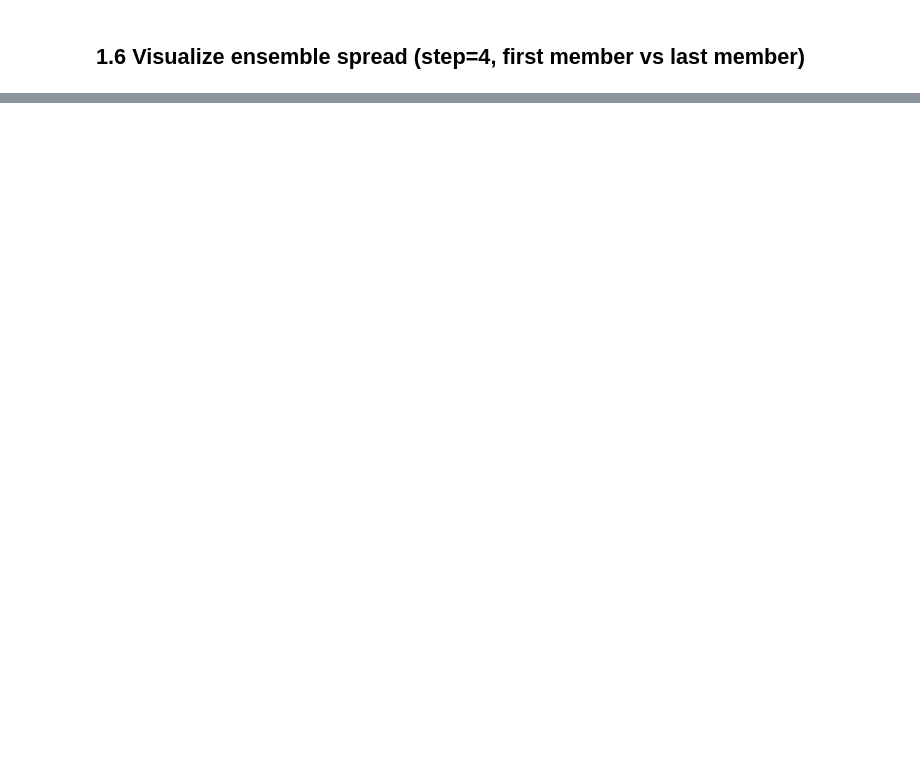
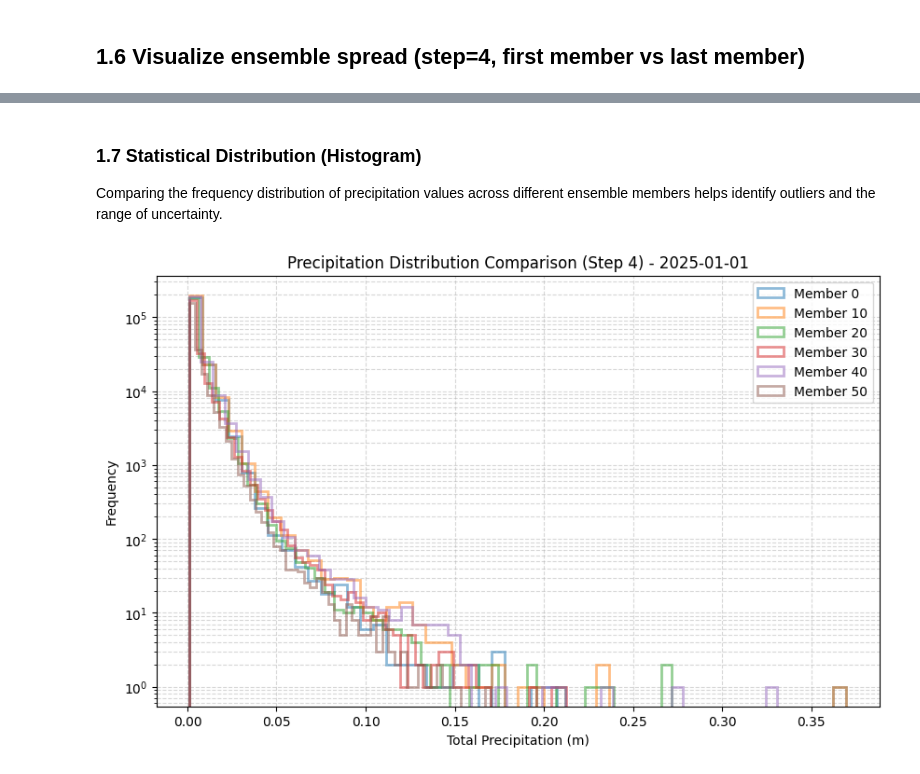
Before and after one commit to hashirama21/gik-icechain, a Jupyter notebook: notebooks/01_component1_walkthrough.ipynb, the cells around one changed output, grey strips where cells are left out. Drawn from its saved outputs; the diff is of its cells as text; code cells hidden in the pictures; blank space fills up the shorter version.

```diff
--- a/notebooks/01_component1_walkthrough.ipynb
+++ b/notebooks/01_component1_walkthrough.ipynb
@@ -100,0 +290,30 @@ plt.show()
+# %% [markdown]
+### 1.7 Statistical Distribution (Histogram)
+Comparing the frequency distribution of precipitation values across different ensemble members helps identify outliers and the range of uncertainty.
+# %%
+import matplotlib.pyplot as plt
+import numpy as np
+
+# Select a specific time step (e.g., index 4 which corresponds to 24h)
+step_idx = 4
+members_to_compare = [0, 10, 20, 30, 40, 50]
+
+plt.figure(figsize=(10, 6))
+
+for m in members_to_compare:
+    # Flatten the 2D spatial data for the histogram
+    data = ds_jan1["tp"].isel(step=step_idx, member=m).values.flatten()
+    # Exclude zero values to focus on where precipitation is actually occurring
+    precip_values = data[data > 0.001]
+
+    plt.hist(precip_values, bins=50, alpha=0.5, label=f'Member {m}', histtype='step', linewidth=2)
+
+plt.title(f"Precipitation Distribution Comparison (Step {step_idx}) - 2025-01-01")
+plt.xlabel("Total Precipitation (m)")
+plt.ylabel("Frequency")
+plt.yscale('log')  # Log scale often helps visualize weather extremes better
+plt.legend()
+plt.grid(True, which="both", ls="--", alpha=0.5)
+plt.show()
+# %% [output]
+[figure, added]
```
Also changed, not shown: parts of 11 cells of this notebook, 7 other files.
